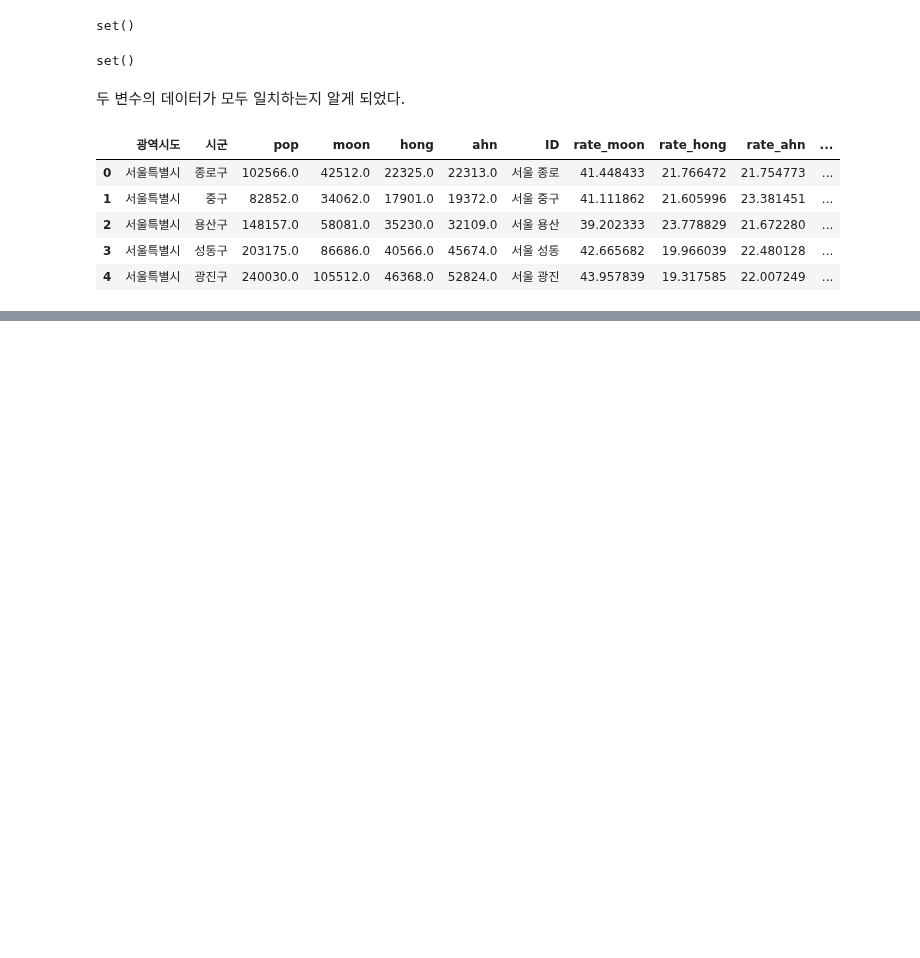
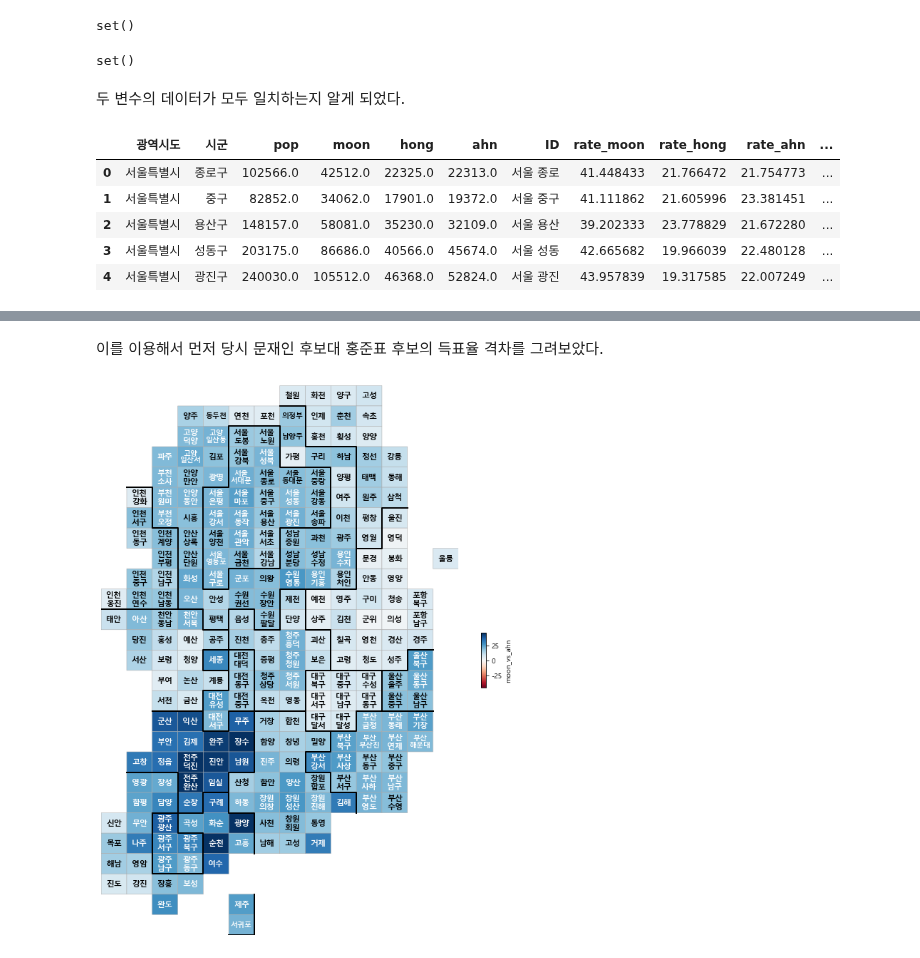
Before and after one commit to jaeyoon89/python_datascience_study, a Jupyter notebook: ch6_19th_election_result.ipynb, the cells around one changed output, grey strips where cells are left out. Saved outputs shown, nothing was run; the diff lists cells and outputs as text; code cells hidden in the pictures; blank space fills up the shorter version.

```diff
--- a/ch6_19th_election_result.ipynb
+++ b/ch6_19th_election_result.ipynb
@@ -483,0 +587,6 @@ final_elect_data.head()
+# %% [markdown]
+이를 이용해서 먼저 당시 문재인 후보대 홍준표 후보의 득표율 격차를 그려보았다.
+# %%
+drawKorea('moon_vs_ahn', final_elect_data, 'RdBu')
+# %% [output]
+[figure, added]
```
Also changed, not shown: parts of 16 cells of this notebook.
